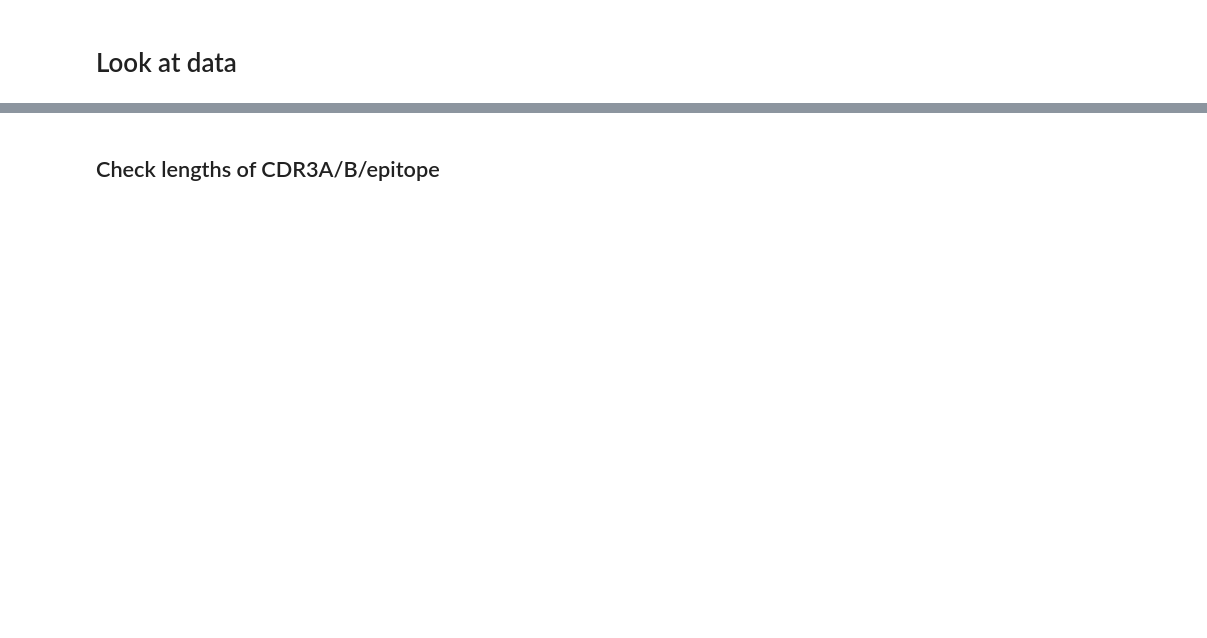
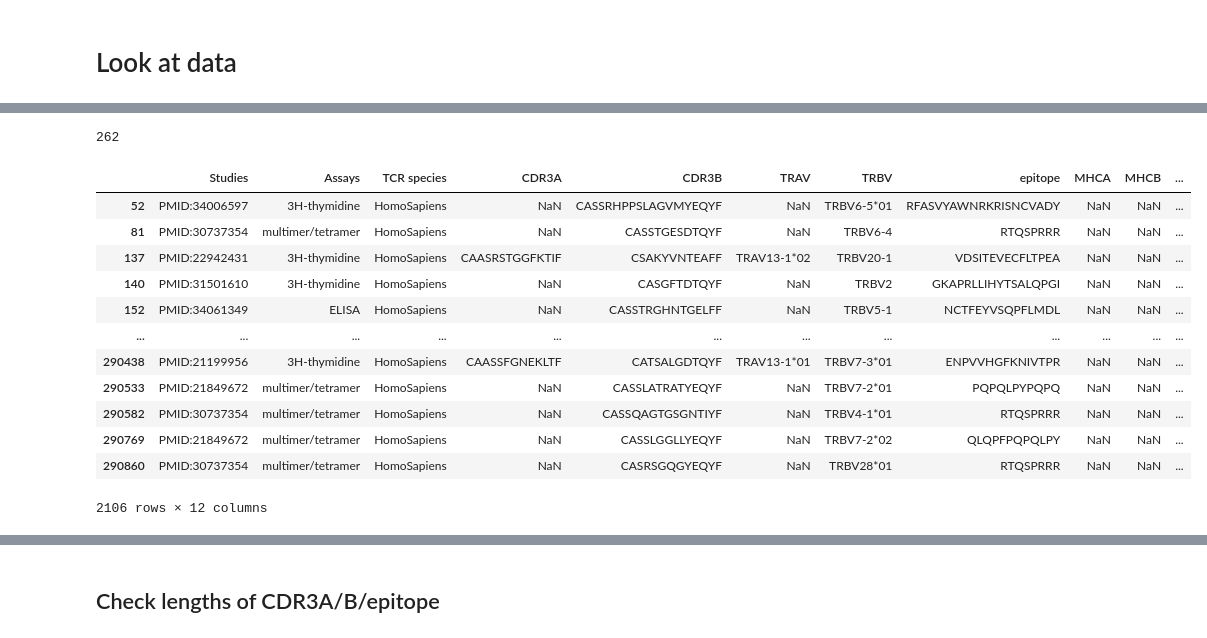
Before and after one commit to jhenderson0/cruk_datathon_team_6, a Jupyter notebook: notebooks/explore_data.ipynb, the cells around one changed output, grey strips where cells are left out. Cells and saved outputs as stored; diff of their text form; code cells hidden in the pictures; blank space fills up the shorter version.

```diff
--- a/notebooks/explore_data.ipynb
+++ b/notebooks/explore_data.ipynb
@@ -16,0 +45,20 @@ tcr_data = pd.read_csv('/Volumes/ritd-ag-project-rd0017-bmcha43/CRUK_datathon_20
+# %%
+# check how many will be lost from no MHC data
+missing_mhc = tcr_data[tcr_data['MHC class'].isna()]
+print( missing_mhc['epitope'].nunique() )
+missing_mhc
+# %% [output]
+262
+|  | Studies | Assays | TCR species | CDR3A | CDR3B | TRAV | TRBV | epitope | MHCA | MHCB | ... |
+| 52 | PMID:34006597 | 3H-thymidine | HomoSapiens | NaN | CASSRHPPSLAGVMYEQYF | NaN | TRBV6-5*01 | RFASVYAWNRKRISNCVADY | NaN | NaN | ... |
+| 81 | PMID:30737354 | multimer/tetramer | HomoSapiens | NaN | CASSTGESDTQYF | NaN | TRBV6-4 | RTQSPRRR | NaN | NaN | ... |
+| 137 | PMID:22942431 | 3H-thymidine | HomoSapiens | CAASRSTGGFKTIF | CSAKYVNTEAFF | TRAV13-1*02 | TRBV20-1 | VDSITEVECFLTPEA | NaN | NaN | ... |
+| 140 | PMID:31501610 | 3H-thymidine | HomoSapiens | NaN | CASGFTDTQYF | NaN | TRBV2 | GKAPRLLIHYTSALQPGI | NaN | NaN | ... |
+| 152 | PMID:34061349 | ELISA | HomoSapiens | NaN | CASSTRGHNTGELFF | NaN | TRBV5-1 | NCTFEYVSQPFLMDL | NaN | NaN | ... |
+| ... | ... | ... | ... | ... | ... | ... | ... | ... | ... | ... | ... |
+| 290438 | PMID:21199956 | 3H-thymidine | HomoSapiens | CAASSFGNEKLTF | CATSALGDTQYF | TRAV13-1*01 | TRBV7-3*01 | ENPVVHGFKNIVTPR | NaN | NaN | ... |
+| 290533 | PMID:21849672 | multimer/tetramer | HomoSapiens | NaN | CASSLATRATYEQYF | NaN | TRBV7-2*01 | PQPQLPYPQPQ | NaN | NaN | ... |
+| 290582 | PMID:30737354 | multimer/tetramer | HomoSapiens | NaN | CASSQAGTGSGNTIYF | NaN | TRBV4-1*01 | RTQSPRRR | NaN | NaN | ... |
+| 290769 | PMID:21849672 | multimer/tetramer | HomoSapiens | NaN | CASSLGGLLYEQYF | NaN | TRBV7-2*02 | QLQPFPQPQLPY | NaN | NaN | ... |
+| 290860 | PMID:30737354 | multimer/tetramer | HomoSapiens | NaN | CASRSGQGYEQYF | NaN | TRBV28*01 | RTQSPRRR | NaN | NaN | ... |
+2106 rows × 12 columns
```
Also changed, not shown: parts of 12 cells of this notebook.
